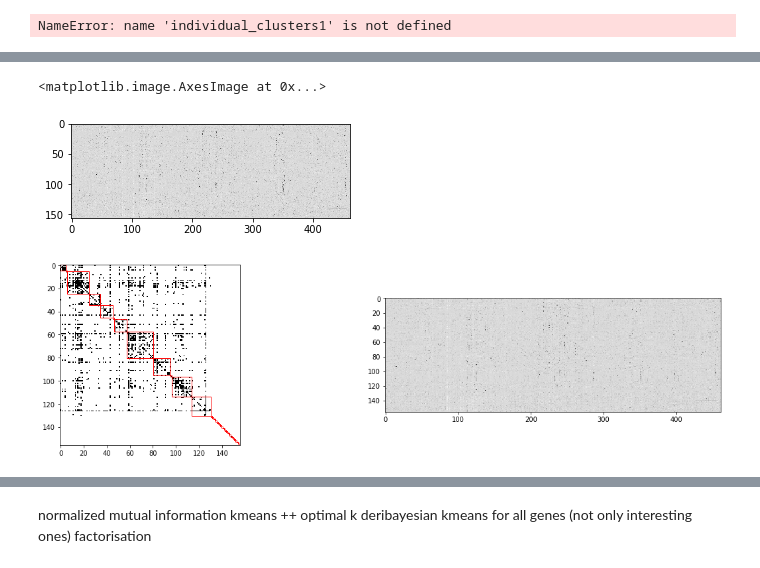
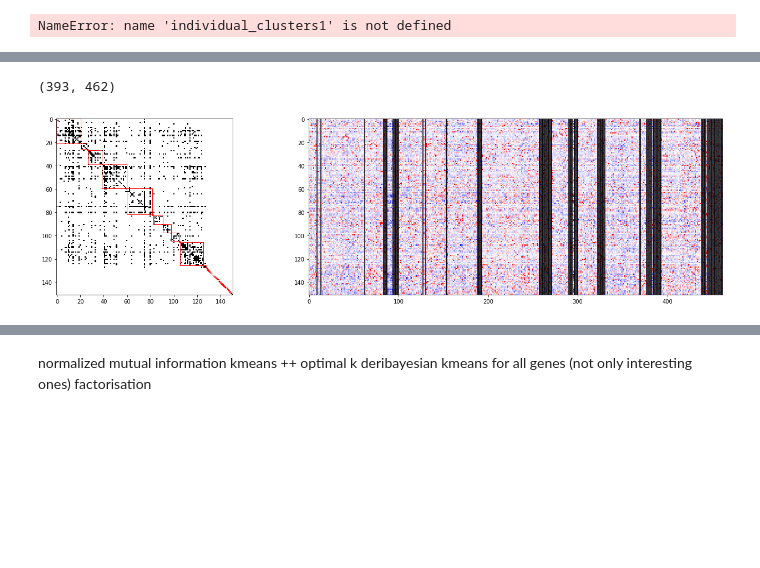
Before and after one commit to adespi/link_epi_to_expr, a Jupyter notebook: tests_before_create_graph.ipynb, the cells around one changed output, grey strips where cells are left out. Cells and saved outputs as stored; diff of their text form; code cells hidden in the pictures; blank space fills up the shorter version.

```diff
--- a/tests_before_create_graph.ipynb
+++ b/tests_before_create_graph.ipynb
@@ -854,52 +813,77 @@ gene_expr=pd.DataFrame(x,columns=gene_expr.columns,index=gene_expr.index)
-# %%
-adjacency_matrix = gene_expr.loc[nbr_signif_corr.index[nodes_louvain_ordered]].iloc[:,individuals_sorted_ward].values
-#Plot adjacency matrix in toned-down black and white
-fig = pyplot.figure(figsize=(5, 5)) # in inches
-pyplot.imshow(adjacency_matrix,
-              cmap="Greys",
-              interpolation="none")
-# %% [output]
-<matplotlib.image.AxesImage at 0x...>
-[figure, removed]
+# %%
+def mean_distance(kmeans, values):
+    kmeans.labels_, kmeans.cluster_centers_
+    distance=0
+    for x in range(len(kmeans.labels_)):
+        distance+=np.linalg.norm(values[x]-kmeans.cluster_centers_[kmeans.labels_[x]])
+    return distance
+# %%
+nbr_cluster=100
+from sklearn.cluster import KMeans, AgglomerativeClustering
+nbr_tries=100
+kmeans = KMeans(n_clusters=nbr_cluster).fit(gene_expr.T)
+distance = mean_distance(kmeans, gene_expr.T.values)
+for x in range(nbr_tries):
+    kmeans_temp = KMeans(n_clusters=nbr_cluster).fit(gene_expr.T)
+    distance_temp = mean_distance(kmeans_temp, gene_expr.T.values)
+    if distance_temp<distance:
+        distance=distance_temp
+        kmeans=kmeans_temp
+ward = AgglomerativeClustering(n_clusters=nbr_cluster, linkage='ward').fit(gene_expr.T)
+individuals_sorted_ward=sorted(range(len(ward.labels_)), key=lambda k: ward.labels_[k])
+individuals_sorted_kmeans=sorted(range(len(kmeans.labels_)), key=lambda k: kmeans.labels_[k])
+# %%
+gene_expr.shape
+# %% [output]
+(393, 462)
 # %%
 (G, node_order, partitions, colors)=(G, nodes_louvain_ordered, [louvain_comms], ["red"])
 from matplotlib.gridspec import GridSpec
 adjacency_matrix = nx.to_numpy_matrix(G, dtype=np.bool, nodelist=node_order)
 
 #Plot adjacency matrix in toned-down black and white
 fig = pyplot.figure(figsize=(20, 5)) # in inches
-gs = GridSpec(6, 1, figure=fig)
+gs = GridSpec(2, 1, figure=fig)
 ax1 = fig.add_subplot(gs[0, 0])
 plt.subplot(121)
 pyplot.imshow(adjacency_matrix,
                   cmap="Greys",
                   interpolation="none")
 
 
 # The rest is just if you have sorted nodes by a partition and want to
 # highlight the module boundaries
 assert len(partitions) == len(colors)
 ax = pyplot.gca()
 for partition, color in zip(partitions, colors):
     current_idx = 0
     for module in partition:
         ax.add_patch(patches.Rectangle((current_idx-0.5, current_idx-0.5),
                                           len(module), # Width
                                           len(module), # Height
                                           facecolor="none",
                                           edgecolor=color,
                                           linewidth="1"))
         current_idx += len(module)
 
 ax1 = fig.add_subplot(gs[1:, 0])
 plt.subplot(122)
-adjacency_matrix = gene_expr.loc[nbr_signif_corr.index[nodes_louvain_ordered]].iloc[:,individuals_sorted_ward].values
-pyplot.imshow(adjacency_matrix,
-              cmap="Greys",
-              interpolation="none")
-plt.show()
+adjacency_matrix = gene_expr.loc[nbr_signif_corr.index[nodes_louvain_ordered]].iloc[:,individuals_sorted_kmeans].values
+pyplot.imshow(np.clip((adjacency_matrix),-3,3),
+              interpolation="none",
+              cmap="bwr",
+             aspect='auto')
+
+xline=0
+for x in np.unique(kmeans.labels_, return_counts=True)[1]:
+    xline+=x
+    plt.axvline(x=xline-1, color='k')
+
+fig.tight_layout()
+fig.show()
+#plt.show()
 # %% [output]
-[figure, old version]
+[figure, new version]
 # %%
 nbr_signif_corr.index[nodes_louvain_ordered]
 # %% [output]
```
Also changed, not shown: parts of 40 cells of this notebook.
